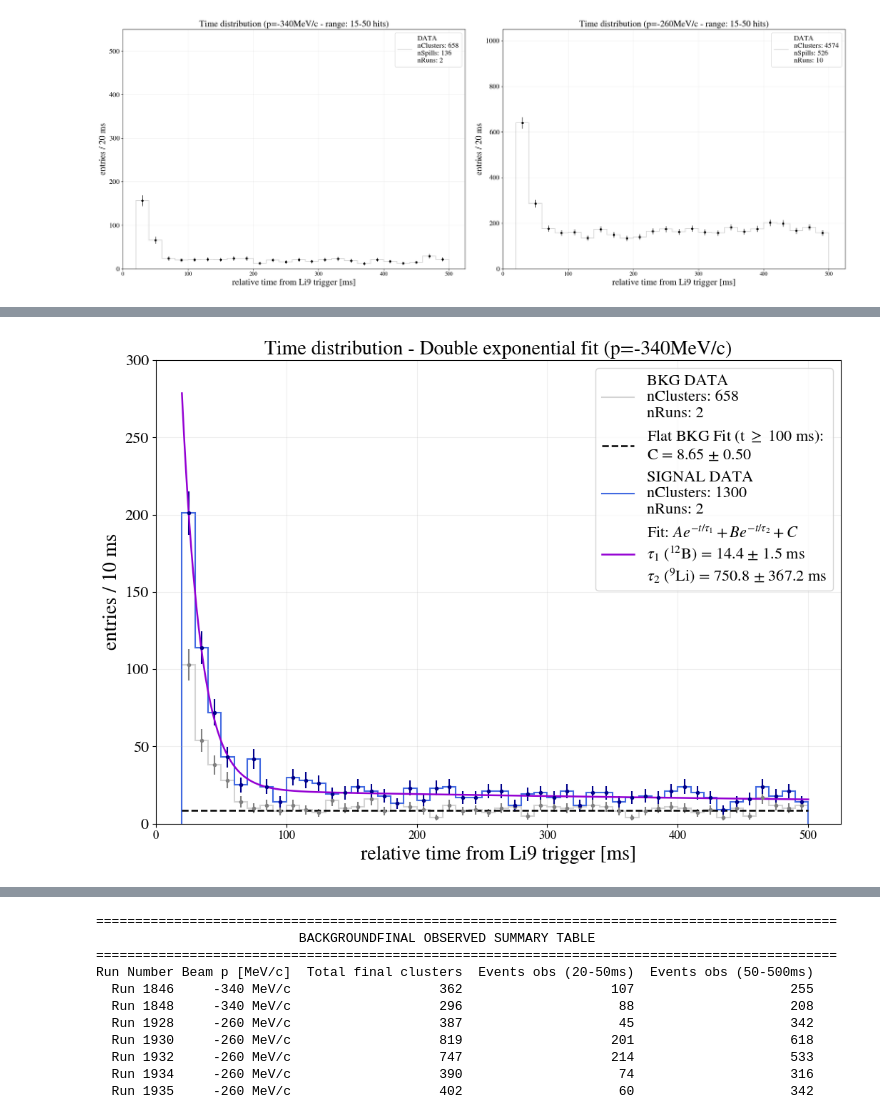
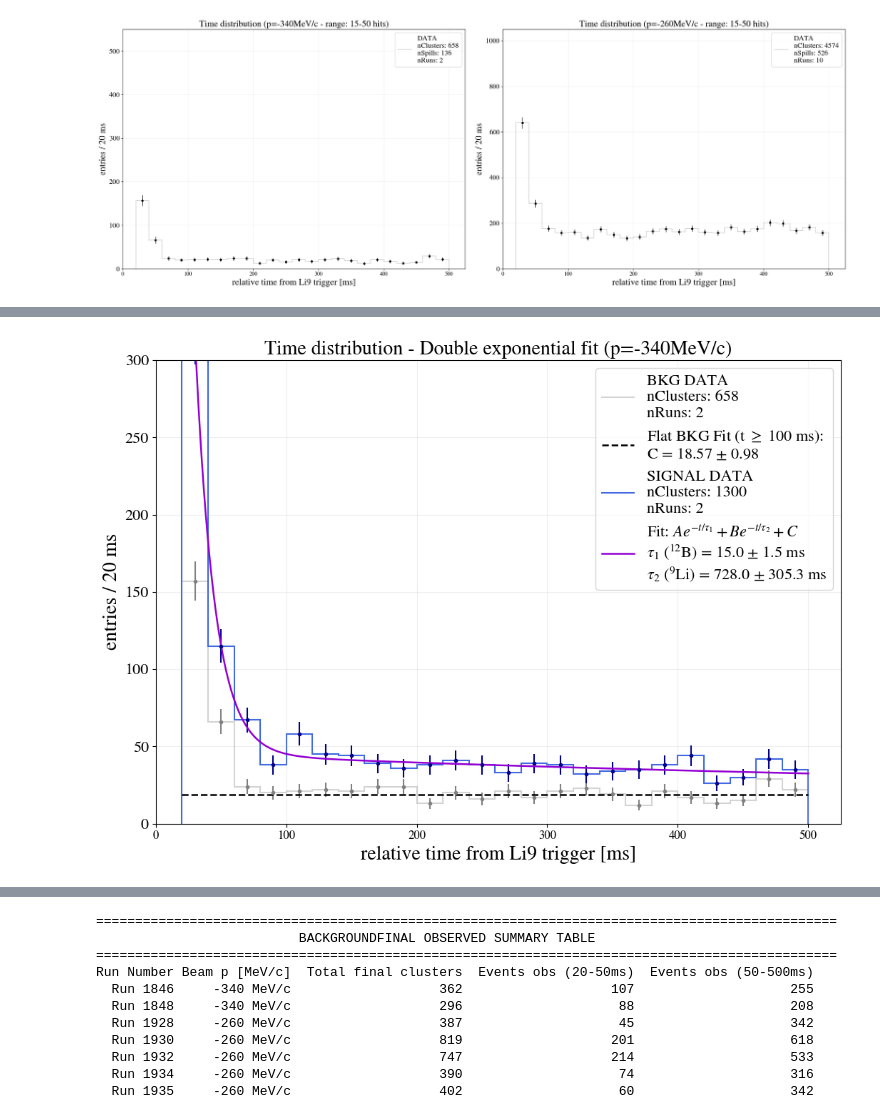
Before and after one commit to elenaramos44/9Li_analysis, a Jupyter notebook: notebooks/FV_after_refinement.ipynb, the cells around one changed output, grey strips where cells are left out. Drawn from its saved outputs; the diff is of its cells as text; code cells hidden in the pictures.

```diff
--- a/notebooks/FV_after_refinement.ipynb
+++ b/notebooks/FV_after_refinement.ipynb
@@ -196,7 +197,7 @@ dfs_260 = []
 
 for run in RUNS:
     run_folder = f"{BASE_DIR}/run{run}/processed"
-    final_fv_file = os.path.join(run_folder, f"Final_FV_Li9_clusters_run{run}_BKG.pkl")
+    final_fv_file = os.path.join(run_folder, f"Final_FV_Li9_clusters_run{run}.pkl")
 
     if os.path.exists(final_fv_file):
         try:
@@ -263,7 +264,7 @@ for config in plot_configs:
     errors = np.sqrt(np.maximum(counts, 1))
 
     # Draw step histogram profile
-    ax.stairs(counts,bin_edges,color="lightgray",linewidth=1.5,
+    ax.stairs(counts,bin_edges,color="royalblue",linewidth=1.5,
         label=(
             f"DATA\n"
             f"nClusters: {len(df_plot)}\n"
@@ -273,7 +274,7 @@ for config in plot_configs:
     )
 
     #error data points
-    ax.errorbar(bin_centers, counts, yerr=errors, fmt="o", color="black", markersize=4, capsize=0, elinewidth=1, ls="none")
+    ax.errorbar(bin_centers, counts, yerr=errors, fmt="o", color="darkblue", markersize=4, capsize=0, elinewidth=1, ls="none")
 
     # Horizontal baseline restriction strictly bounded between 20 ms and 500 ms
     #ax.hlines(y=config["const_line"], xmin=20, xmax=500, color="red", linewidth=2.5, label=f"C = {config['const_line']}")
@@ -287,7 +288,7 @@ for config in plot_configs:
 
     ax.set_yscale("linear")
     ax.set_xlim(0, 525)
-    ax.set_ylim(0, max(counts) * 1.15)
+    ax.set_ylim(0, 350)
 
     ax.legend(loc="upper right", frameon=True)
 
@@ -646,5 +987,5 @@ plt.show()
 # %%
-bin_width = 10
+bin_width = 20
 bins = np.arange(20, 500 + bin_width, bin_width)
 
 
@@ -695,31 +1036,31 @@ ax.plot(t_plot_bkg, flat_func(t_plot_bkg, C_const), color="black", linestyle="--
         label=f"Flat BKG Fit (t $\geq$ {t_cut_bkg} ms):\nC = {C_const:.2f} $\pm$ {C_err:.2f}")
 
 # signal
 ax.stairs(counts_sig, bin_edges, color="royalblue", linewidth=1.5,
           label=f"SIGNAL DATA\nnClusters: {len(df_sig_total)}\nnRuns: {len(RUNS_340)}")
 ax.errorbar(bin_centers, counts_sig, yerr=errors_sig, fmt="o", color="darkblue", markersize=3, capsize=0, ls="none")
 
 
 #doble exponential fit for the entire range
 t_plot_global = np.linspace(20, 500, 1000)
 label_fit = (
     f"Fit: $A e^{{-t/\\tau_1}} + B e^{{-t/\\tau_2}} + C$\n"
     f"$\\tau_1$ ($^{{12}}$B) = {tau1_fit:.1f} $\pm$ {tau1_err:.1f} ms\n"
     f"$\\tau_2$ ($^{9}$Li) = {tau2_fit:.1f} $\pm$ {tau2_err:.1f} ms"
 )
 ax.plot(t_plot_global, double_exp_with_c(t_plot_global, *popt_g), color="darkviolet", linewidth=1.8, label=label_fit)
 
 
 ax.set_title("Time distribution - Double exponential fit (p=-340MeV/c)")
 ax.set_xlabel("relative time from Li9 trigger [ms]")
 ax.set_ylabel(f"entries / {bin_width} ms")
 ax.set_xlim(0, 525)
 ax.set_ylim(0, 300) # Mantengo tu límite superior a 300 para limpieza visual
 
 ax.grid(True, which="both", linestyle="-", alpha=0.2)
 ax.legend(loc="upper right", frameon=True)
 
 plt.tight_layout()
 plt.show()
 # %% [output]
-[figure, old version]
+[figure, new version]
```
Also changed, not shown: parts of 8 cells of this notebook, 3 other files.
